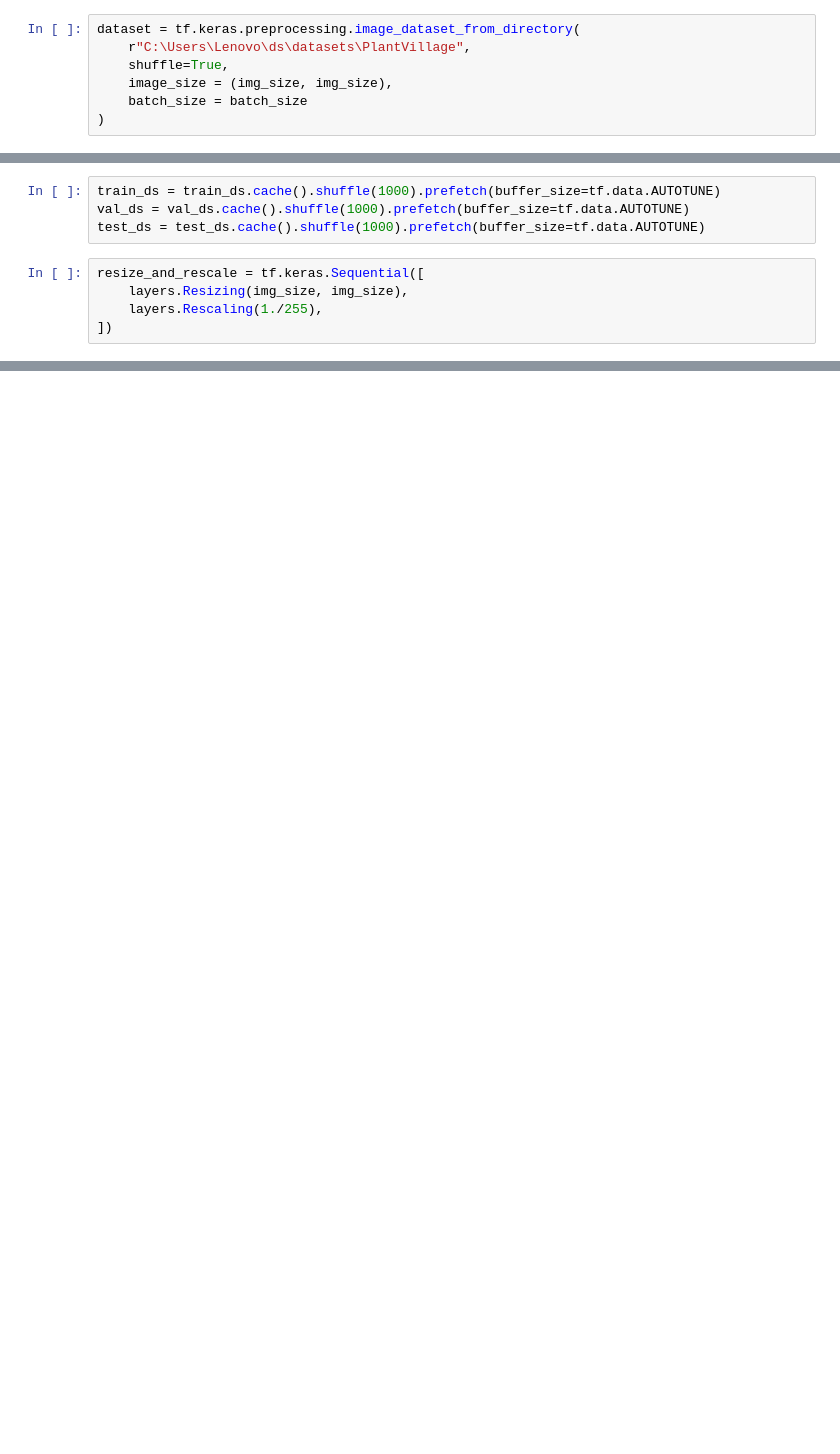
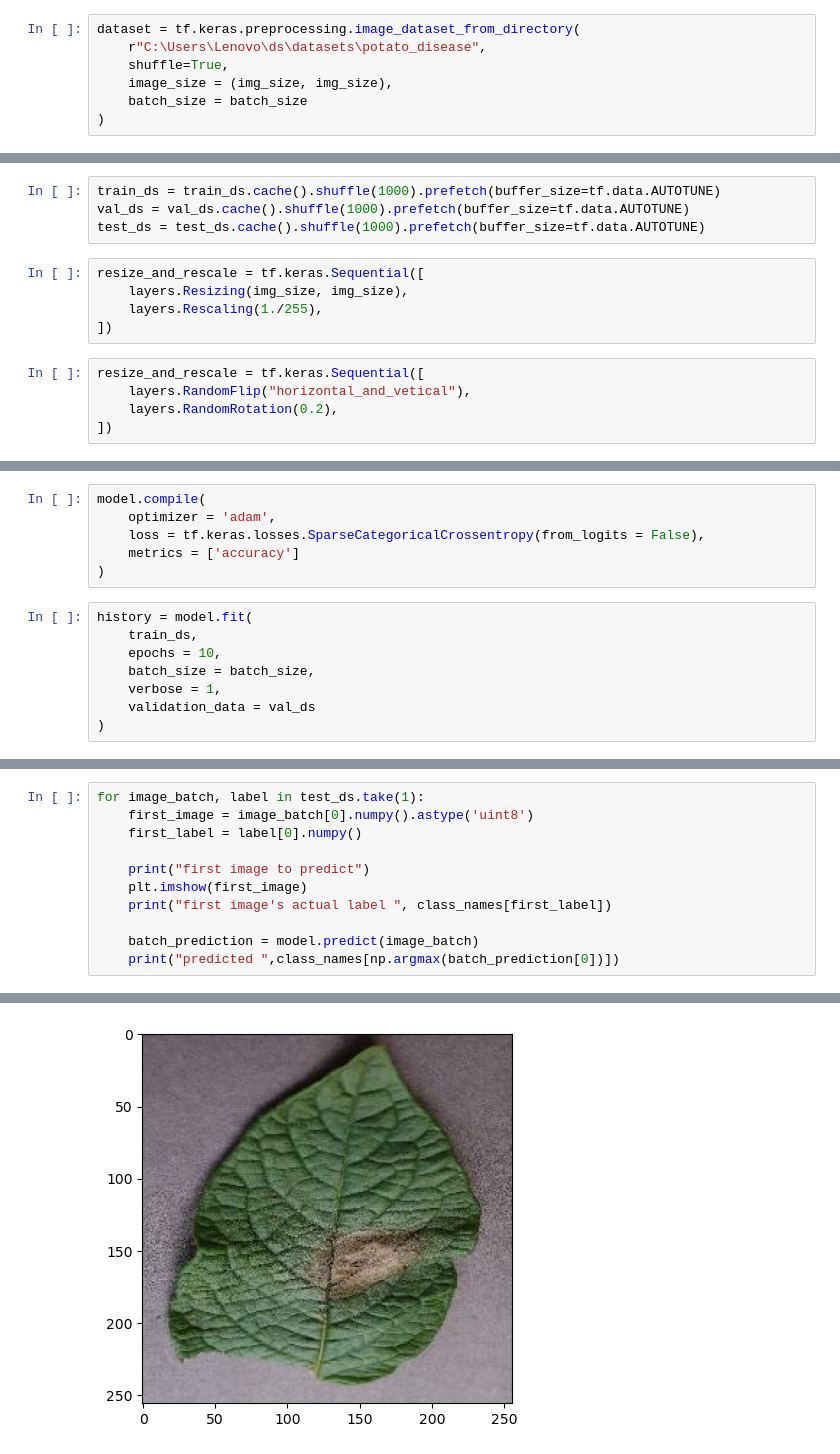
Before and after one commit to akku-18/Potato-Disease-classification, a Jupyter notebook: training.ipynb, the cells around one changed output, grey strips where cells are left out. Drawn from its saved outputs; the diff is of its cells as text; blank space fills up the shorter version.

Commit message:
built cnn model

```diff
--- a/training.ipynb
+++ b/training.ipynb
@@ -12,7 +12,7 @@ channels=3
 epoches = 50
 # %%
 dataset = tf.keras.preprocessing.image_dataset_from_directory(
-    r"C:\Users\Lenovo\ds\datasets\PlantVillage",
+    r"C:\Users\Lenovo\ds\datasets\potato_disease",
     shuffle=True,
     image_size = (img_size, img_size),
     batch_size = batch_size
@@ -134,3 +119,8 @@ resize_and_rescale = tf.keras.Sequential([
     layers.Resizing(img_size, img_size),
     layers.Rescaling(1./255),
 ])
+# %%
+resize_and_rescale = tf.keras.Sequential([
+    layers.RandomFlip("horizontal_and_vetical"),
+    layers.RandomRotation(0.2),
+])
@@ -136,0 +175,14 @@ resize_and_rescale = tf.keras.Sequential([
+# %%
+model.compile(
+    optimizer = 'adam',
+    loss = tf.keras.losses.SparseCategoricalCrossentropy(from_logits = False),
+    metrics = ['accuracy']
+)
+# %%
+history = model.fit(
+    train_ds,
+    epochs = 10,
+    batch_size = batch_size,
+    verbose = 1,
+    validation_data = val_ds
+)
@@ -136,0 +244,12 @@ resize_and_rescale = tf.keras.Sequential([
+# %%
+for image_batch, label in test_ds.take(1):
+    first_image = image_batch[0].numpy().astype('uint8')
+    first_label = label[0].numpy()
+
+    print("first image to predict")
+    plt.imshow(first_image)
+    print("first image's actual label ", class_names[first_label])
+
+    batch_prediction = model.predict(image_batch)
+    print("predicted ",class_names[np.argmax(batch_prediction[0])])
+# %% [output]
@@ -136,0 +260 @@ resize_and_rescale = tf.keras.Sequential([
+[figure, added]
```
Also changed, not shown: parts of 26 cells of this notebook.
